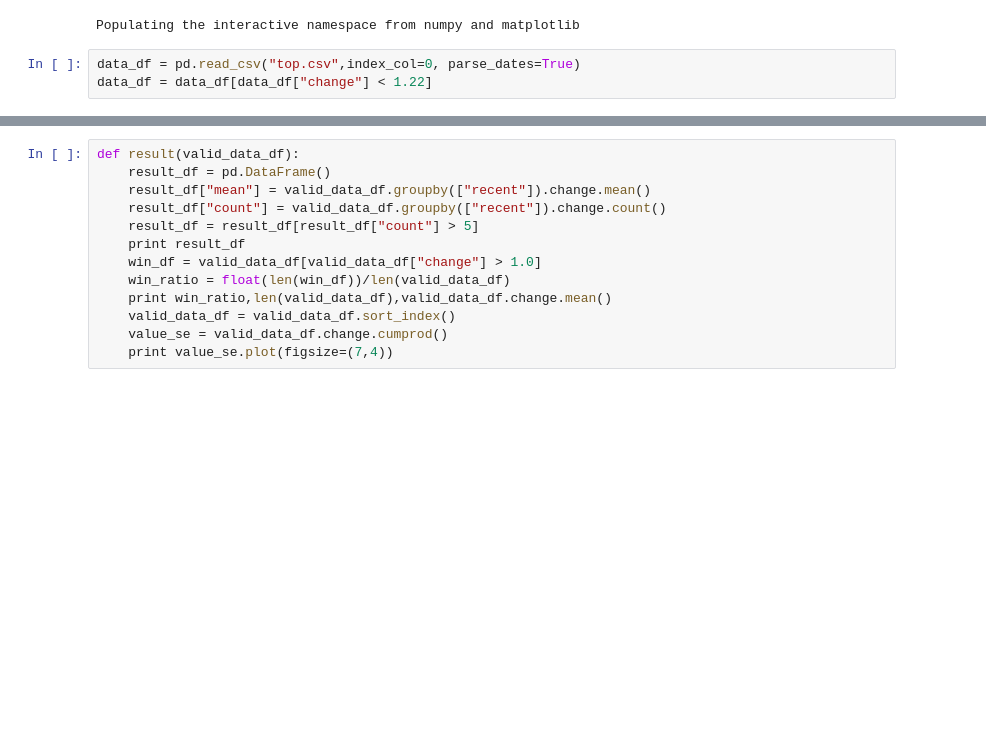
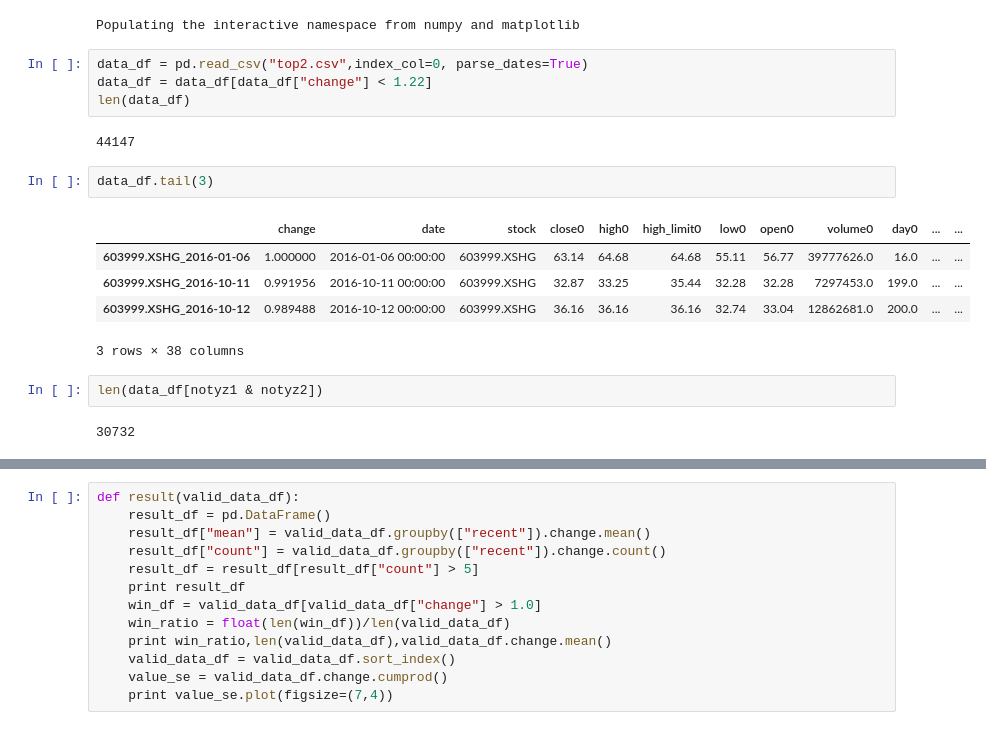
Before and after one commit to StockFucker/top, a Jupyter notebook: strategy.ipynb, the cells around one changed output, grey strips where cells are left out. Saved outputs shown, nothing was run; the diff lists cells and outputs as text; blank space fills up the shorter version.

```diff
--- a/strategy.ipynb
+++ b/strategy.ipynb
@@ -11,5 +11,20 @@ import pandas as pd
 # %% [output]
 Populating the interactive namespace from numpy and matplotlib
 # %%
-data_df = pd.read_csv("top.csv",index_col=0, parse_dates=True)
+data_df = pd.read_csv("top2.csv",index_col=0, parse_dates=True)
 data_df = data_df[data_df["change"] < 1.22]
+len(data_df)
+# %% [output]
+44147
+# %%
+data_df.tail(3)
+# %% [output]
+|  | change | date | stock | close0 | high0 | high_limit0 | low0 | open0 | volume0 | day0 | ... | ... |
+| 603999.XSHG_2016-01-06 | 1.000000 | 2016-01-06 00:00:00 | 603999.XSHG | 63.14 | 64.68 | 64.68 | 55.11 | 56.77 | 39777626.0 | 16.0 | ... | ... |
+| 603999.XSHG_2016-10-11 | 0.991956 | 2016-10-11 00:00:00 | 603999.XSHG | 32.87 | 33.25 | 35.44 | 32.28 | 32.28 | 7297453.0 | 199.0 | ... | ... |
+| 603999.XSHG_2016-10-12 | 0.989488 | 2016-10-12 00:00:00 | 603999.XSHG | 36.16 | 36.16 | 36.16 | 32.74 | 33.04 | 12862681.0 | 200.0 | ... | ... |
+3 rows × 38 columns
+# %%
+len(data_df[notyz1 & notyz2])
+# %% [output]
+30732
```
Also changed, not shown: parts of 3 cells of this notebook, 4 other files.
